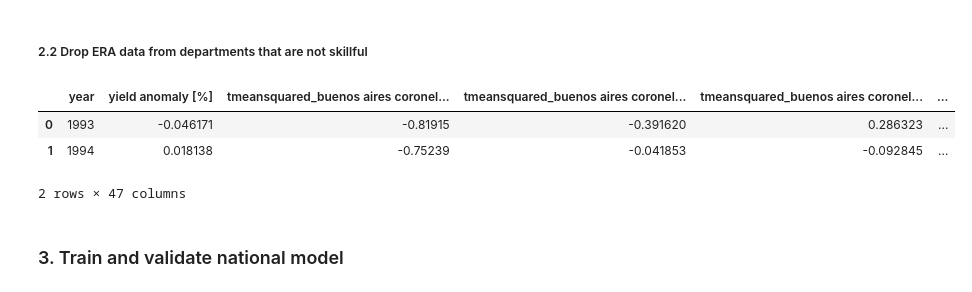
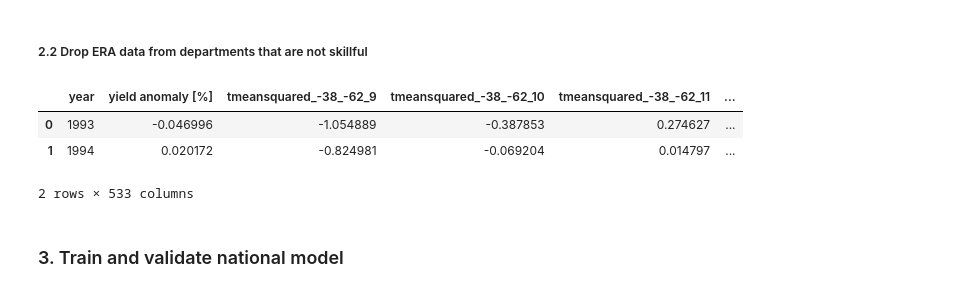
Before and after one commit to mzachow/wheat-yield-forecast-argentina, a Jupyter notebook: 3_yield_model_with_era.ipynb, the cells around one changed output. Saved outputs shown, nothing was run; the diff lists cells and outputs as text; code cells hidden in the pictures.

```diff
--- a/3_yield_model_with_era.ipynb
+++ b/3_yield_model_with_era.ipynb
@@ -24,7 +24,7 @@ The autoreload extension is already loaded. To reload it, use:
 # %% [markdown]
 ### 1. Read data
 # %%
-era_yield = (pd.read_csv("files/crop data/national_yield_detrended.csv")
+era_yield = (pd.read_csv("files/crop data/national_yield.csv")
              .merge(pd.read_csv("files/ERA/processed/era_basis_expansion_all_departments.csv"), on="year", how="right"))
 era_yield.head(2)
 # %% [output]
@@ -40,8 +40,6 @@ era_yield.head(2)
 - Departments whose national yield forecast model has a R<sup>2</sup> < 0.3 are discarded. Several threshold were tested before, with inferior performance on the final model.
 
 ##### 2.1 Identify skillful departments
-# %%
-era_yield = era_yield.loc[:, ["year", "yield anomaly [%]"] + [c for c in era_yield.columns if ("rojas" in c) or ("general alvarado" in c) or ("coronel suarez" in c) or ("san justo" in c) or ("nogoyá" in c)]]
 # %%
 def obtain_skillful_departments(data, r2_threshold):
     """
@@ -53,11 +51,11 @@ def obtain_skillful_departments(data, r2_threshold):
         area_to_r2: dictionary, with keys being the municipalities and values the best model that could be fit
     """
     area_to_r2 = {}
-    departments = list(set([c.split("_")[1] if c not in ['year', 'harvested area [ha]', 'yield [kg/ha]', 'yield_trend [kg/ha]', 'yield anomaly [%]'] else 'buenos aires coronel suarez' for c in data.columns]))
+    departments = list(set(["_".join(c.split("_")[1:3]) for c in [l for l in data.columns if l not in ['year', 'harvested area [ha]', 'yield [kg/ha]', 'yield trend [kg/ha]', 'yield anomaly [%]']]]))
     for area in departments:
         best_r2 = r2_threshold
         for no_of_features in list(range(1,7)):
-            X = data.loc[:, [c for c in [l for l in data.columns if ("rain" in l) or ("tmean" in l)] if c.split("_")[1] == area]]
+            X = data.loc[:, [c for c in [l for l in data.columns if ("rain" in l) or ("tmean" in l)] if "_".join(c.split("_")[1:3]) == area]]
             y = data["yield anomaly [%]"]
 
             pipeline = Pipeline([('scaler', StandardScaler()), ('var', VarianceThreshold()), ('selector', SelectKBest(f_regression, k=no_of_features)), ('estimator', Ridge())])
@@ -95,21 +111,21 @@ R2 0.259; area santa fe san justo; features 4
 # %% [markdown]
 ##### 2.2 Drop ERA data from departments that are not skillful
 # %%
-era_yield_filtered = era_yield.loc[:, ["yield anomaly [%]", "year"] + [c for c in [l for l in era_yield.columns if ("rain" in l) or ("tmean" in l)] if c.split("_")[1] in selected_areas_sorted]]
+era_yield_filtered = era_yield.loc[:, ["yield anomaly [%]", "year"] + [c for c in [l for l in era_yield.columns if ("rain" in l) or ("tmean" in l)] if "_".join(c.split("_")[1:3]) in selected_areas_sorted]]
 
 # Order columns descending by performance of their department
 # This is needed because we will drop correlated features later and only keep the first one
 new_column_order = ["year", "yield anomaly [%]"]
 for area in selected_areas_sorted:
     area_columns = [c for c in era_yield_filtered.columns if area in c]
     new_column_order = new_column_order + area_columns
 era_yield_filtered = era_yield_filtered[new_column_order]
 era_yield_filtered.head(2)
 # %% [output]
-|  | year | yield anomaly [%] | tmeansquared_buenos aires coronel... | tmeansquared_buenos aires coronel... | tmeansquared_buenos aires coronel... | ... |
-| 0 | 1993 | -0.046171 | -0.81915 | -0.391620 | 0.286323 | ... |
-| 1 | 1994 | 0.018138 | -0.75239 | -0.041853 | -0.092845 | ... |
+|  | year | yield anomaly [%] | tmeansquared_-38_-62_9 | tmeansquared_-38_-62_10 | tmeansquared_-38_-62_11 | ... |
+| 0 | 1993 | -0.046996 | -1.054889 | -0.387853 | 0.274627 | ... |
+| 1 | 1994 | 0.020172 | -0.824981 | -0.069204 | 0.014797 | ... |
-2 rows × 47 columns
+2 rows × 533 columns
 # %% [markdown]
 ### 3. Train and validate national model
 # %%
```
Also changed, not shown: parts of 6 cells of this notebook, 18 other files.
